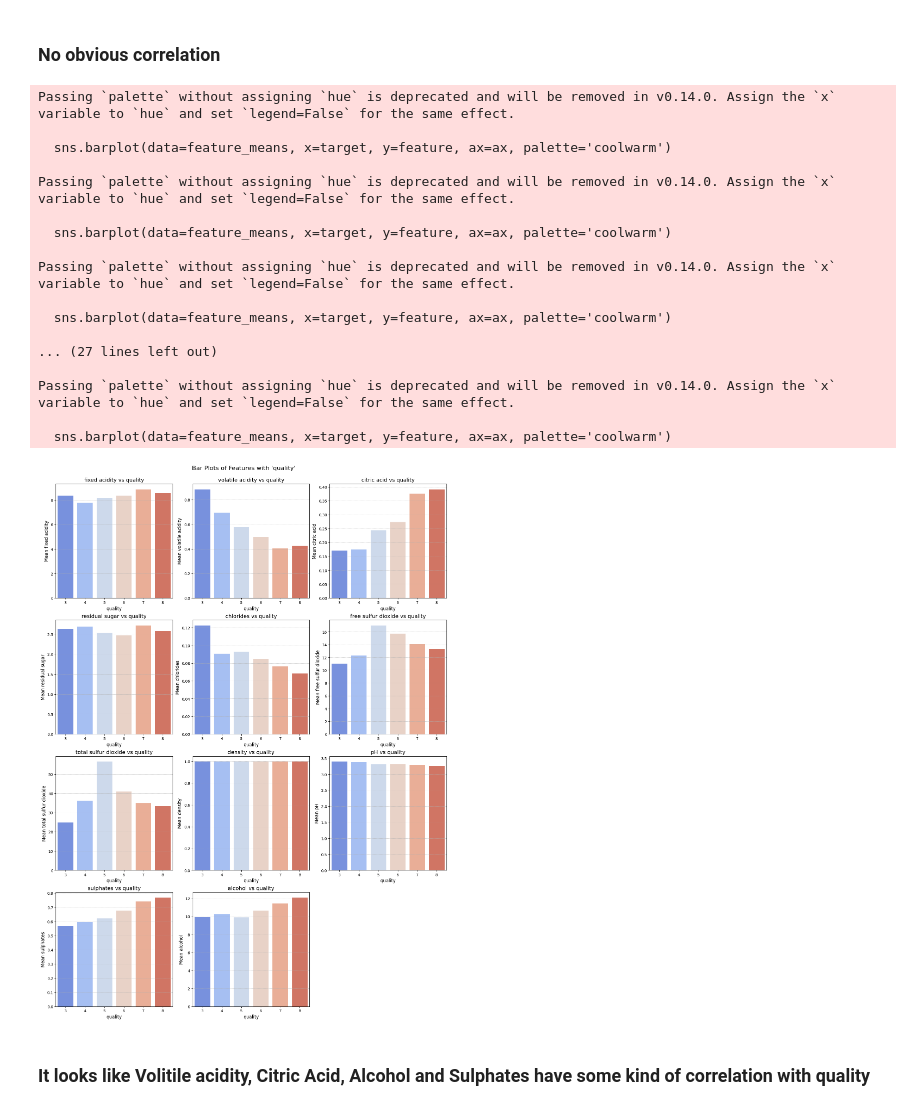
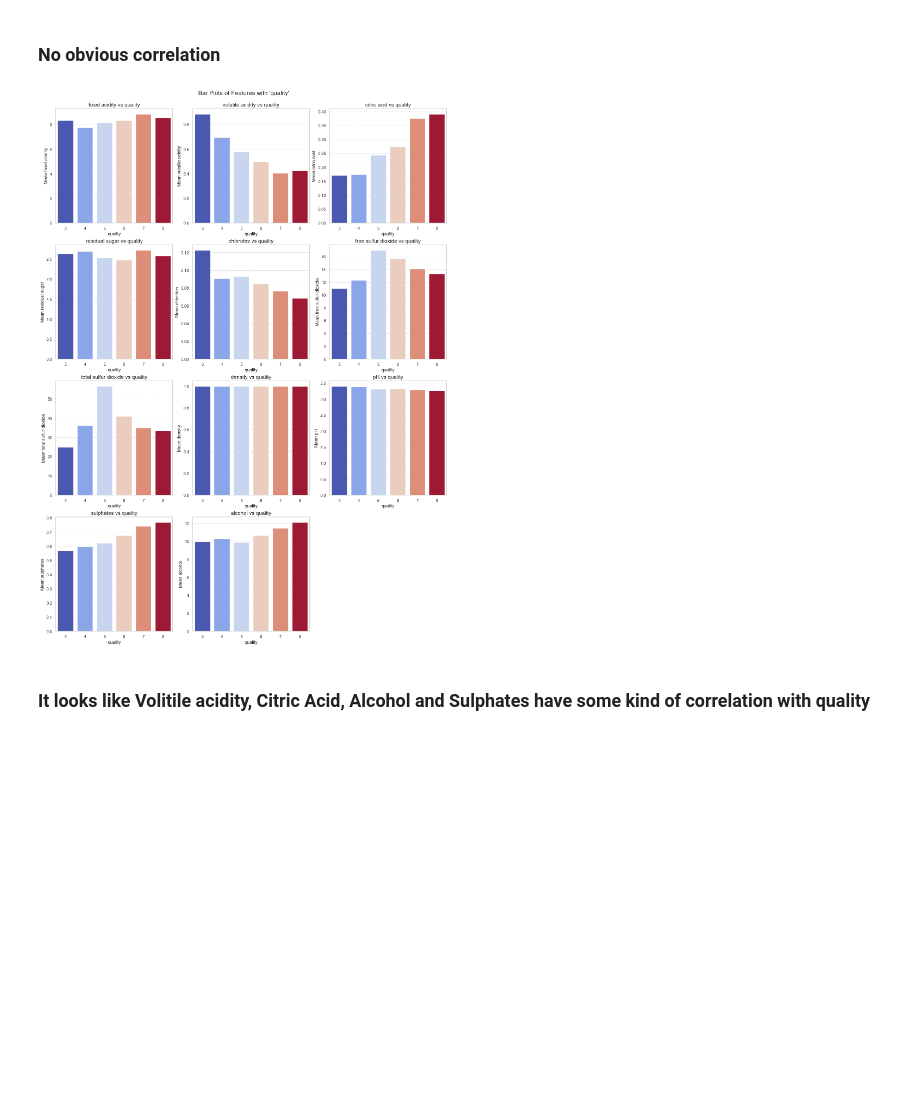
Before and after one commit to airbagdeer/tabular-ds-project, a Jupyter notebook: EX1.ipynb, the cells around one changed output. Saved outputs shown, nothing was run; the diff lists cells and outputs as text; code cells hidden in the pictures; blank space fills up the shorter version.

```diff
--- a/EX1.ipynb
+++ b/EX1.ipynb
@@ -102,47 +121,30 @@ plt.show()
 # %%
 target = 'quality'
 
 features = [col for col in dfr.columns if col != target]
 num_features = len(features)
 cols = 3
 rows = (num_features + cols - 1) // cols
 
 fig, axes = plt.subplots(rows, cols, figsize=(15, 5 * rows), constrained_layout=True)
 axes = axes.flatten()
 
 for i, feature in enumerate(features):
     ax = axes[i]
     feature_means = dfr.groupby(target)[feature].mean().reset_index()
-    sns.barplot(data=feature_means, x=target, y=feature, ax=ax, palette='coolwarm')
+    sns.barplot(data=feature_means, x=target, y=feature, ax=ax,hue=target, legend=False, palette='coolwarm')
     ax.set_title(f"{feature} vs {target}", fontsize=14)
     ax.set_xlabel(target, fontsize=12)
     ax.set_ylabel(f"Mean {feature}", fontsize=12)
     ax.grid(axis='y', linestyle='--', linewidth=0.5)
 
 for i in range(len(features), len(axes)):
     fig.delaxes(axes[i])
 
 plt.suptitle(f"Bar Plots of Features with '{target}'", fontsize=16, y=1.02)
 plt.show()
 # %% [output]
-Passing `palette` without assigning `hue` is deprecated and will be removed in v0.14.0. Assign the `x` variable to `hue` and set `legend=False` for the same effect.
-
-  sns.barplot(data=feature_means, x=target, y=feature, ax=ax, palette='coolwarm')
-
-Passing `palette` without assigning `hue` is deprecated and will be removed in v0.14.0. Assign the `x` variable to `hue` and set `legend=False` for the same effect.
-
-  sns.barplot(data=feature_means, x=target, y=feature, ax=ax, palette='coolwarm')
-
-Passing `palette` without assigning `hue` is deprecated and will be removed in v0.14.0. Assign the `x` variable to `hue` and set `legend=False` for the same effect.
-
-  sns.barplot(data=feature_means, x=target, y=feature, ax=ax, palette='coolwarm')
-
-... (27 lines left out)
-
-Passing `palette` without assigning `hue` is deprecated and will be removed in v0.14.0. Assign the `x` variable to `hue` and set `legend=False` for the same effect.
-
-  sns.barplot(data=feature_means, x=target, y=feature, ax=ax, palette='coolwarm')
-[figure, old version]
+[figure, new version]
 # %% [markdown]
 ### It looks like Volitile acidity, Citric Acid, Alcohol and Sulphates have some kind of correlation with quality
 # %%
```
Also changed, not shown: parts of 9 cells of this notebook.
